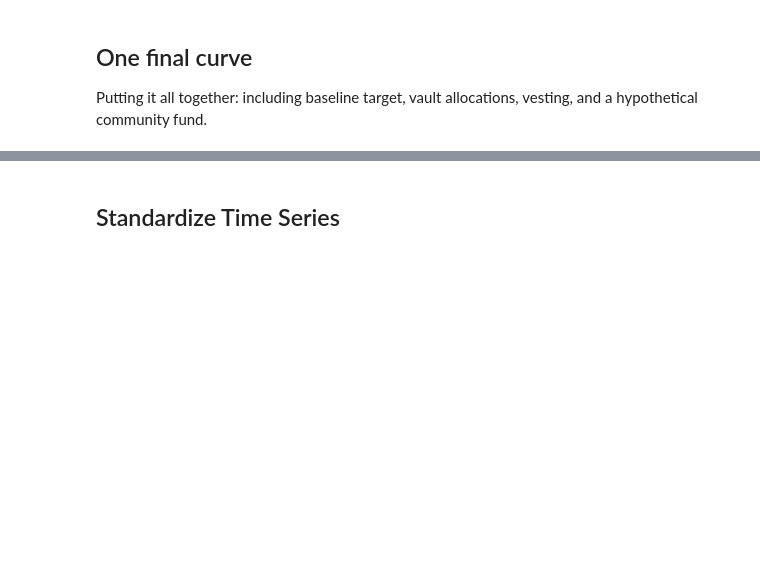
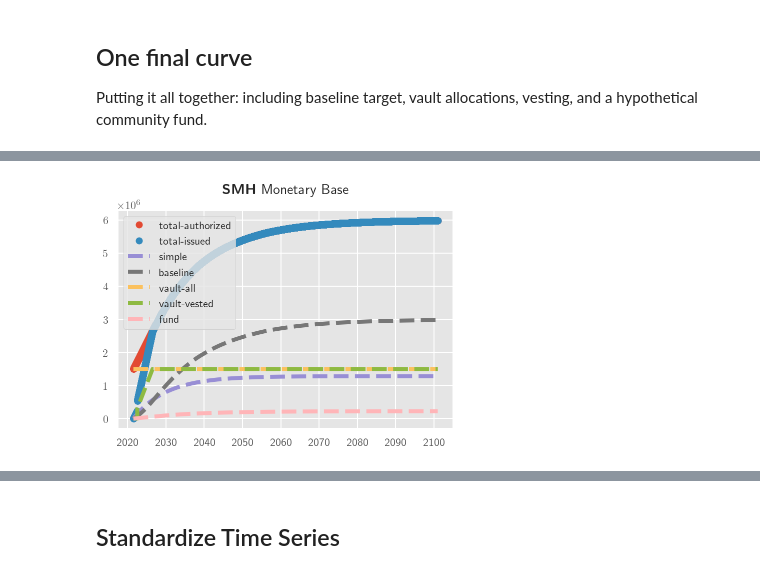
Before and after one commit to lrettig/crypto-monetary-base, a Jupyter notebook: jupyter-notebooks/SMH.ipynb, the cells around one changed output, grey strips where cells are left out. Cells and saved outputs as stored; diff of their text form; code cells hidden in the pictures; blank space fills up the shorter version.

```diff
--- a/jupyter-notebooks/SMH.ipynb
+++ b/jupyter-notebooks/SMH.ipynb
@@ -1093,0 +1217,4 @@ plot_smh_supply_curve_2(supply[mask])
+# %%
+mask = supply.date < datetime.datetime(2101, 1, 1)
+plot_smh_supply_curve_3(supply[mask])
+# %% [output]
@@ -1093,0 +1222 @@ plot_smh_supply_curve_2(supply[mask])
+[figure, added]
```
Also changed, not shown: parts of 26 cells of this notebook, 5 other files.
